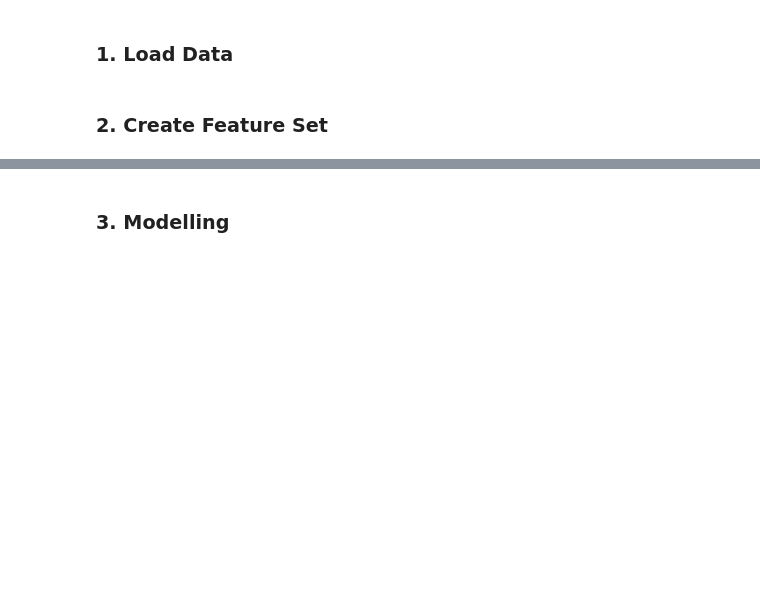
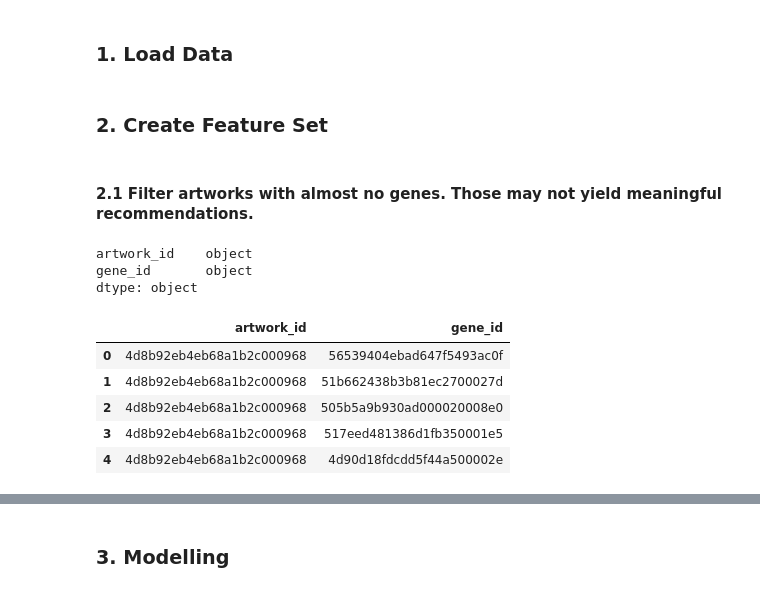
Before and after one commit to sabrinarubert/artRecommender, a Jupyter notebook: 01_Notebooks/art_recommender.ipynb, the cells around one changed output, grey strips where cells are left out. Cells and saved outputs as stored; diff of their text form; code cells hidden in the pictures; blank space fills up the shorter version.

Commit message:
updating art recommender notebook for combined recommendations

```diff
--- a/01_Notebooks/art_recommender.ipynb
+++ b/01_Notebooks/art_recommender.ipynb
@@ -18,3 +18,5 @@ sqlEngine       = create_engine('mysql+pymysql://root:sabrina_art@127.0.0.1:3301
 dbConnection    = sqlEngine.connect()
 # %% [markdown]
 ### 2. Create Feature Set
+# %% [markdown]
+#### 2.1 Filter artworks with almost no genes. Those may not yield meaningful recommendations.
@@ -20,0 +25,15 @@ dbConnection    = sqlEngine.connect()
+# %%
+allGenes.dtypes
+# %% [output]
+artwork_id    object
+gene_id       object
+dtype: object
+# %%
+allGenes.head()
+# %% [output]
+|  | artwork_id | gene_id |
+| 0 | 4d8b92eb4eb68a1b2c000968 | 56539404ebad647f5493ac0f |
+| 1 | 4d8b92eb4eb68a1b2c000968 | 51b662438b3b81ec2700027d |
+| 2 | 4d8b92eb4eb68a1b2c000968 | 505b5a9b930ad000020008e0 |
+| 3 | 4d8b92eb4eb68a1b2c000968 | 517eed481386d1fb350001e5 |
+| 4 | 4d8b92eb4eb68a1b2c000968 | 4d90d18fdcdd5f44a500002e |
```
Also changed, not shown: parts of 27 cells of this notebook, 2 other files.
